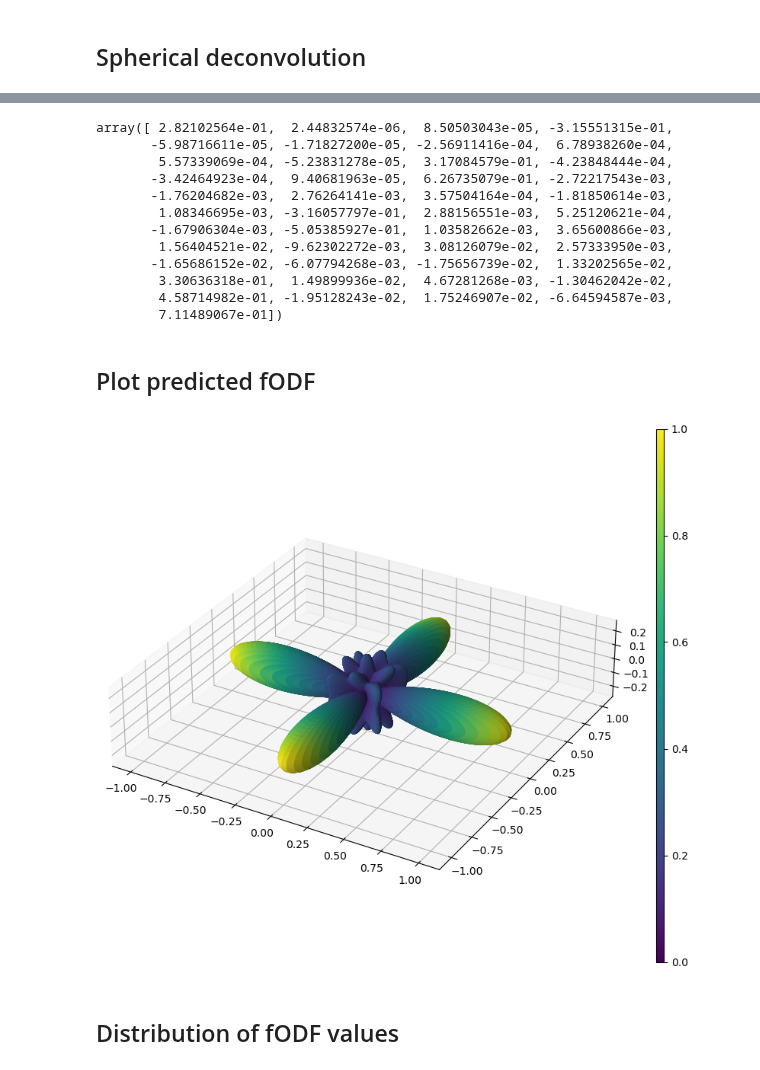
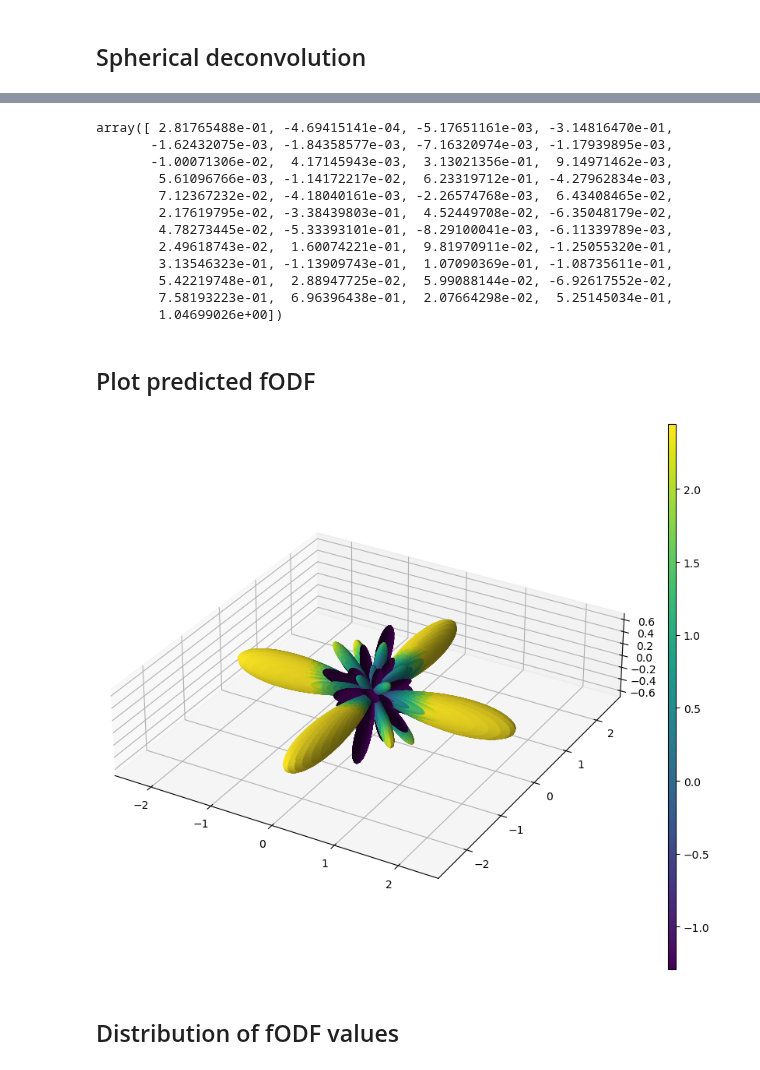
Before and after one commit to AlesRessler/AlesMScProject, a Jupyter notebook: 09 Spherical deconvolution.ipynb, the cells around one changed output, grey strips where cells are left out. Drawn from its saved outputs; the diff is of its cells as text; code cells hidden in the pictures.

```diff
--- a/09 Spherical deconvolution.ipynb
+++ b/09 Spherical deconvolution.ipynb
@@ -19,7 +19,7 @@ bvals, qhat, dwis = load_dt_simulated_multiple_populations(number_of_data_points
                                                            b_value=1000,
                                                            b_0_signal=3000,
                                                            include_b_0=False,
-                                                           signal_to_noise_ratio=30,
+                                                           signal_to_noise_ratio=0.1,
                                                            eigenvalues=[(0.003, 0.0002, 0.0002),(0.0002, 0.003, 0.0002)],
                                                            eigenvectors=[None,None],
                                                            fractions=[0.5,0.5],
@@ -95,47 +95,47 @@ fODF_coefficients = spherical_deconvolution_fit(fibre_response_function=fibre_re
 # %%
 fODF_coefficients
 # %% [output]
-array([ 2.82102564e-01,  2.44832574e-06,  8.50503043e-05, -3.15551315e-01,
-       -5.98716611e-05, -1.71827200e-05, -2.56911416e-04,  6.78938260e-04,
-        5.57339069e-04, -5.23831278e-05,  3.17084579e-01, -4.23848444e-04,
-       -3.42464923e-04,  9.40681963e-05,  6.26735079e-01, -2.72217543e-03,
-       -1.76204682e-03,  2.76264141e-03,  3.57504164e-04, -1.81850614e-03,
-        1.08346695e-03, -3.16057797e-01,  2.88156551e-03,  5.25120621e-04,
-       -1.67906304e-03, -5.05385927e-01,  1.03582662e-03,  3.65600866e-03,
-        1.56404521e-02, -9.62302272e-03,  3.08126079e-02,  2.57333950e-03,
-       -1.65686152e-02, -6.07794268e-03, -1.75656739e-02,  1.33202565e-02,
-        3.30636318e-01,  1.49899936e-02,  4.67281268e-03, -1.30462042e-02,
-        4.58714982e-01, -1.95128243e-02,  1.75246907e-02, -6.64594587e-03,
-        7.11489067e-01])
+array([ 2.81765488e-01, -4.69415141e-04, -5.17651161e-03, -3.14816470e-01,
+       -1.62432075e-03, -1.84358577e-03, -7.16320974e-03, -1.17939895e-03,
+       -1.00071306e-02,  4.17145943e-03,  3.13021356e-01,  9.14971462e-03,
+        5.61096766e-03, -1.14172217e-02,  6.23319712e-01, -4.27962834e-03,
+        7.12367232e-02, -4.18040161e-03, -2.26574768e-03,  6.43408465e-02,
+        2.17619795e-02, -3.38439803e-01,  4.52449708e-02, -6.35048179e-02,
+        4.78273445e-02, -5.33393101e-01, -8.29100041e-03, -6.11339789e-03,
+        2.49618743e-02,  1.60074221e-01,  9.81970911e-02, -1.25055320e-01,
+        3.13546323e-01, -1.13909743e-01,  1.07090369e-01, -1.08735611e-01,
+        5.42219748e-01,  2.88947725e-02,  5.99088144e-02, -6.92617552e-02,
+        7.58193223e-01,  6.96396438e-01,  2.07664298e-02,  5.25145034e-01,
+        1.04699026e+00])
 # %% [markdown]
 ## Plot predicted fODF
 # %%
 #%matplotlib qt
 
-x, y, z, fcolors = get_spherical_function_values_from_spherical_expansion(fODF_coefficients,max_degree=8,resolution=200,min_value=None,max_value=None)
+x, y, z, fcolors = get_spherical_function_values_from_spherical_expansion(fODF_coefficients,max_degree=8,resolution=200,min_value=None,max_value=None, normalize=False)
 
 x = x * fcolors
 y = y * fcolors
 z = z * fcolors
 
 fig = plt.figure(figsize=(10,10))
 
 cmap = plt.cm.viridis
 normalization = Normalize(vmin=np.min(fcolors), vmax=np.max(fcolors))
 sm = plt.cm.ScalarMappable(cmap=cmap, norm=normalization)
 
 ax = fig.add_subplot(111, projection='3d')
 ax.plot_surface(x, y, z,  rstride=1, cstride=1, facecolors=plt.cm.viridis(fcolors), shade=True)
 #ax.set_axis_off()
 plt.gca().set_aspect('equal')
 
 fig.subplots_adjust(right=0.8)
 cbar_ax = fig.add_axes([0.85, 0.15, 0.01, 0.7])
 cbar = fig.colorbar(sm, ax=[ax], cax=cbar_ax)
 
 plt.show()
 # %% [output]
-[figure, old version]
+[figure, new version]
 # %% [markdown]
 ## Distribution of fODF values
 # %%
```
Also changed, not shown: parts of 10 cells of this notebook, 3 other files.
